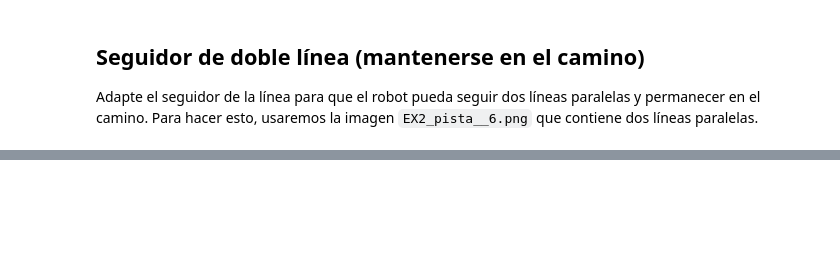
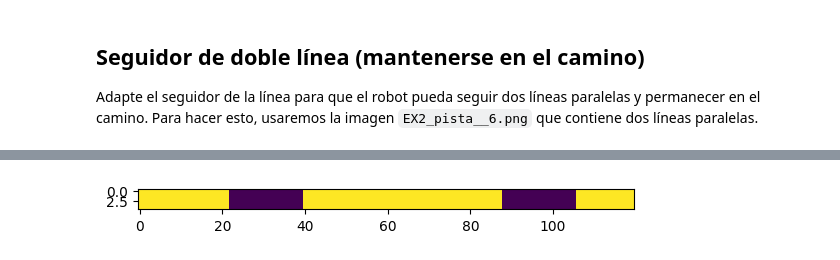
Before and after one commit to Guille63/MIA-IABD-2425, a Jupyter notebook: UD04/notebooks/EX2.-navegant_camera_ES.ipynb, the cells around one changed output, grey strips where cells are left out. Saved outputs shown, nothing was run; the diff lists cells and outputs as text; code cells hidden in the pictures; blank space fills up the shorter version.

```diff
--- a/UD04/notebooks/EX2.-navegant_camera_ES.ipynb
+++ b/UD04/notebooks/EX2.-navegant_camera_ES.ipynb
@@ -178,0 +184,87 @@ world.seconds(60, [controlador_cam], real_time=False)
+# %%
+import numpy as np
+import cv2
+from PIL import Image
+import matplotlib.pyplot as plt
+
+def controlador_cam(robot):
+    cam = robot['ground-camera']
+    image = cam.get_image()
+
+    if image is None:
+        return
+    image = np.array(image)
+    # Convertir a escala de grises
+    img_gray = cv2.cvtColor(image, cv2.COLOR_BGR2GRAY)
+    plt.imshow(img_gray)
+
+    # Parte superior de la imagen
+    img_top = img_gray[0:5,:]
+    plt.imshow(img_top)
+
+    # Blurr
+    img_blurred = cv2.GaussianBlur(img_top, (3, 3), 0)
+    plt.imshow(img_blurred)
+
+    # Threshold
+    ret, img_thresh = cv2.threshold(img_blurred, 110, 255, cv2.THRESH_BINARY)
+    plt.imshow(img_thresh)
+
+    # Contornos
+    img_thresh_copy = img_thresh.copy()
+    contours, _ = cv2.findContours(img_thresh_copy, 1, cv2.CHAIN_APPROX_NONE)
+    if len(contours) != 0:
+        # Centro de la imagen
+        center_x = img_gray.shape[1] // 2
+        center_y = img_gray.shape[0] // 2
+
+        # Inicializar la mejor distancia y los mejores contornos
+        best_contours = []
+        min_distances = []
+
+        for contour in contours:
+            # Calcular el centroide del contorno
+            center = cv2.moments(contour)
+            if center['m00'] == 0:
+                continue  # Evitar división por cero
+            cx = int(center['m10'] / center['m00'])
+            cy = int(center['m01'] / center['m00'])
+
+            # Calcular la distancia al centro de la imagen
+            distance = np.sqrt((cx - center_x) ** 2 + (cy - center_y) ** 2)
+
+            # Añadir el contorno y la distancia
+            best_contours.append((contour, distance))
+
+        # Ordenar los contornos por la distancia al centro de la imagen
+        best_contours.sort(key=lambda x: x[1])
+
+        if len(best_contours) >= 2:
+            # Tomar los dos contornos más cercanos
+            contour1, _ = best_contours[0]
+            contour2, _ = best_contours[1]
+
+            # Calcular los centroides de los dos contornos más cercanos
+            center1 = cv2.moments(contour1)
+            cx1 = int(center1['m10'] / center1['m00'])
+            cy1 = int(center1['m01'] / center1['m00'])
+
+            center2 = cv2.moments(contour2)
+            cx2 = int(center2['m10'] / center2['m00'])
+            cy2 = int(center2['m01'] / center2['m00'])
+
+            # Calcular el centro entre los dos centroides
+            center_x_avg = (cx1 + cx2) // 2
+            center_y_avg = (cy1 + cy2) // 2
+
+            # Decidir el movimiento en función del centro promedio
+            if center_x_avg < center_x:
+                robot.move(0.5, -0.2)
+            elif center_x_avg > center_x:
+                robot.move(0.5, 0.2)
+            else:
+                robot.move(0.5, 0.5)
+
+world.reset()
+world.seconds(60, [controlador_cam], real_time=True)
+# %% [output]
@@ -178,0 +288 @@ world.seconds(60, [controlador_cam], real_time=False)
+[figure, added]
```
Also changed, not shown: parts of 8 cells of this notebook.
